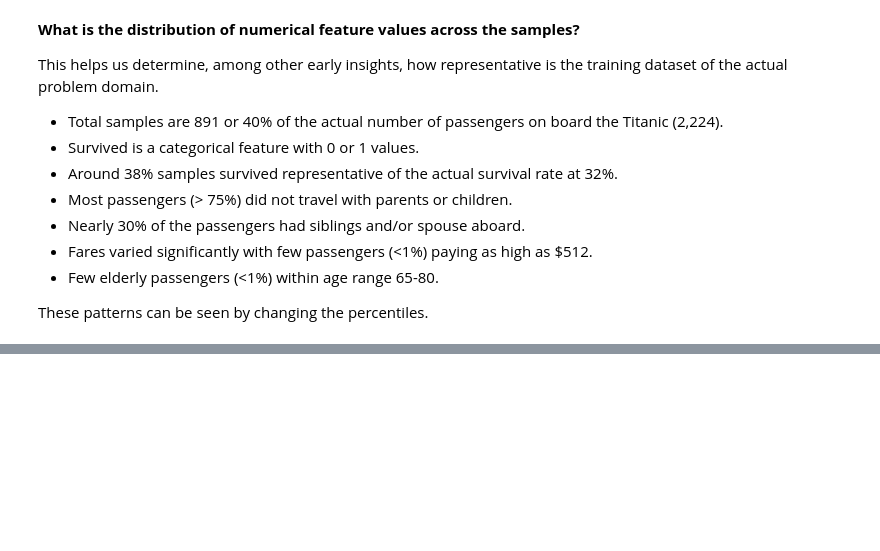
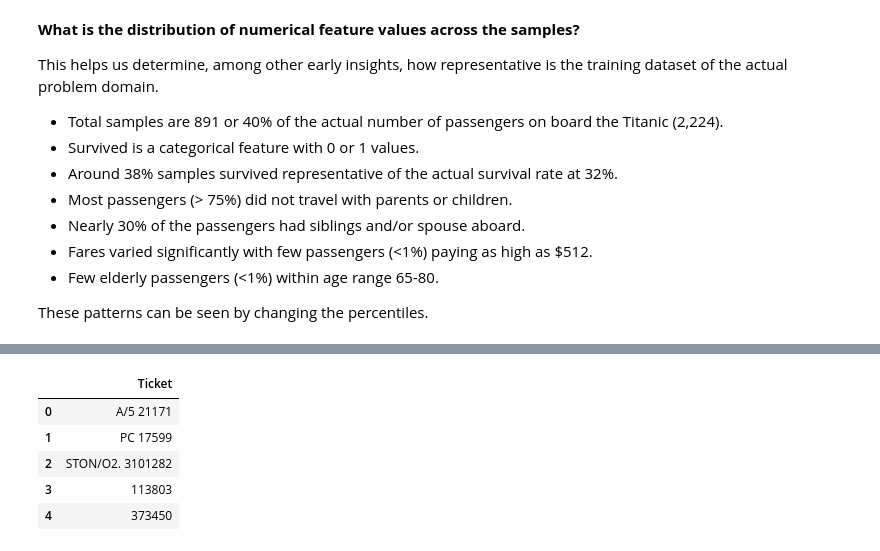
Before and after one commit to sushant2811/KaggleTitanic, a Jupyter notebook: KaggleTitanicSushant.ipynb, the cells around one changed output, grey strips where cells are left out. Drawn from its saved outputs; the diff is of its cells as text; code cells hidden in the pictures; blank space fills up the shorter version.

```diff
--- a/KaggleTitanicSushant.ipynb
+++ b/KaggleTitanicSushant.ipynb
@@ -248,0 +341,9 @@ These patterns can be seen by changing the percentiles.
+# %%
+train_df[['Ticket']].head()
+# %% [output]
+|  | Ticket |
+| 0 | A/5 21171 |
+| 1 | PC 17599 |
+| 2 | STON/O2. 3101282 |
+| 3 | 113803 |
+| 4 | 373450 |
```
Also changed, not shown: parts of 9 cells of this notebook.
